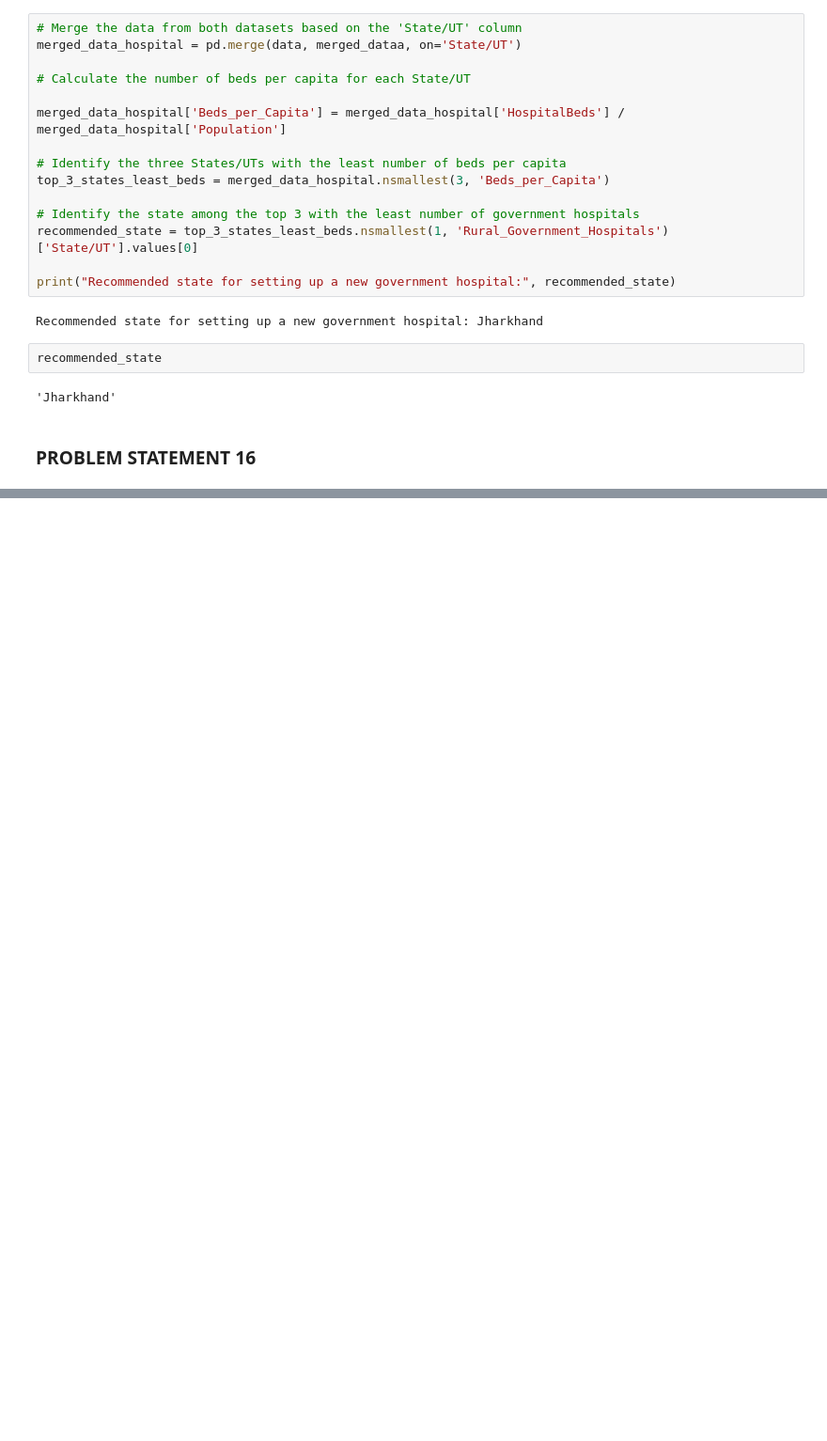
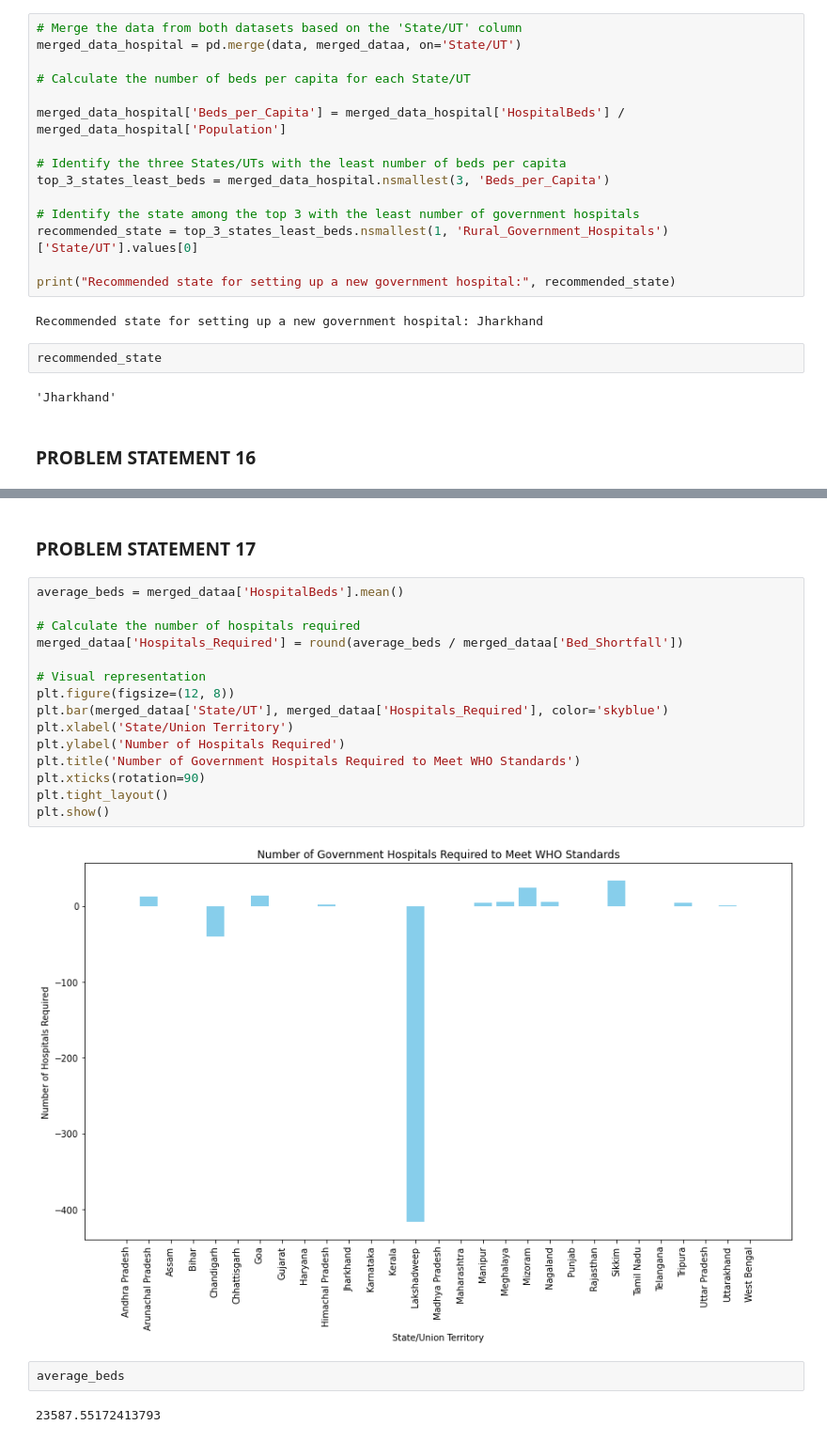
Before and after one commit to Jacko760/Futerense-Internship, a Jupyter notebook: insaaf.ipynb, the cells around one changed output, grey strips where cells are left out. Shown at 94% size. Saved outputs shown, nothing was run; the diff lists cells and outputs as text; blank space fills up the shorter version.

```diff
--- a/insaaf.ipynb
+++ b/insaaf.ipynb
@@ -860,0 +908,23 @@ recommended_state
+# %% [markdown]
+### PROBLEM STATEMENT 17
+# %%
+average_beds = merged_dataa['HospitalBeds'].mean()
+
+# Calculate the number of hospitals required
+merged_dataa['Hospitals_Required'] = round(average_beds / merged_dataa['Bed_Shortfall'])
+
+# Visual representation
+plt.figure(figsize=(12, 8))
+plt.bar(merged_dataa['State/UT'], merged_dataa['Hospitals_Required'], color='skyblue')
+plt.xlabel('State/Union Territory')
+plt.ylabel('Number of Hospitals Required')
+plt.title('Number of Government Hospitals Required to Meet WHO Standards')
+plt.xticks(rotation=90)
+plt.tight_layout()
+plt.show()
+# %% [output]
+[figure, added]
+# %%
+average_beds
+# %% [output]
+23587.55172413793
```
Also changed, not shown: parts of 5 cells of this notebook.
